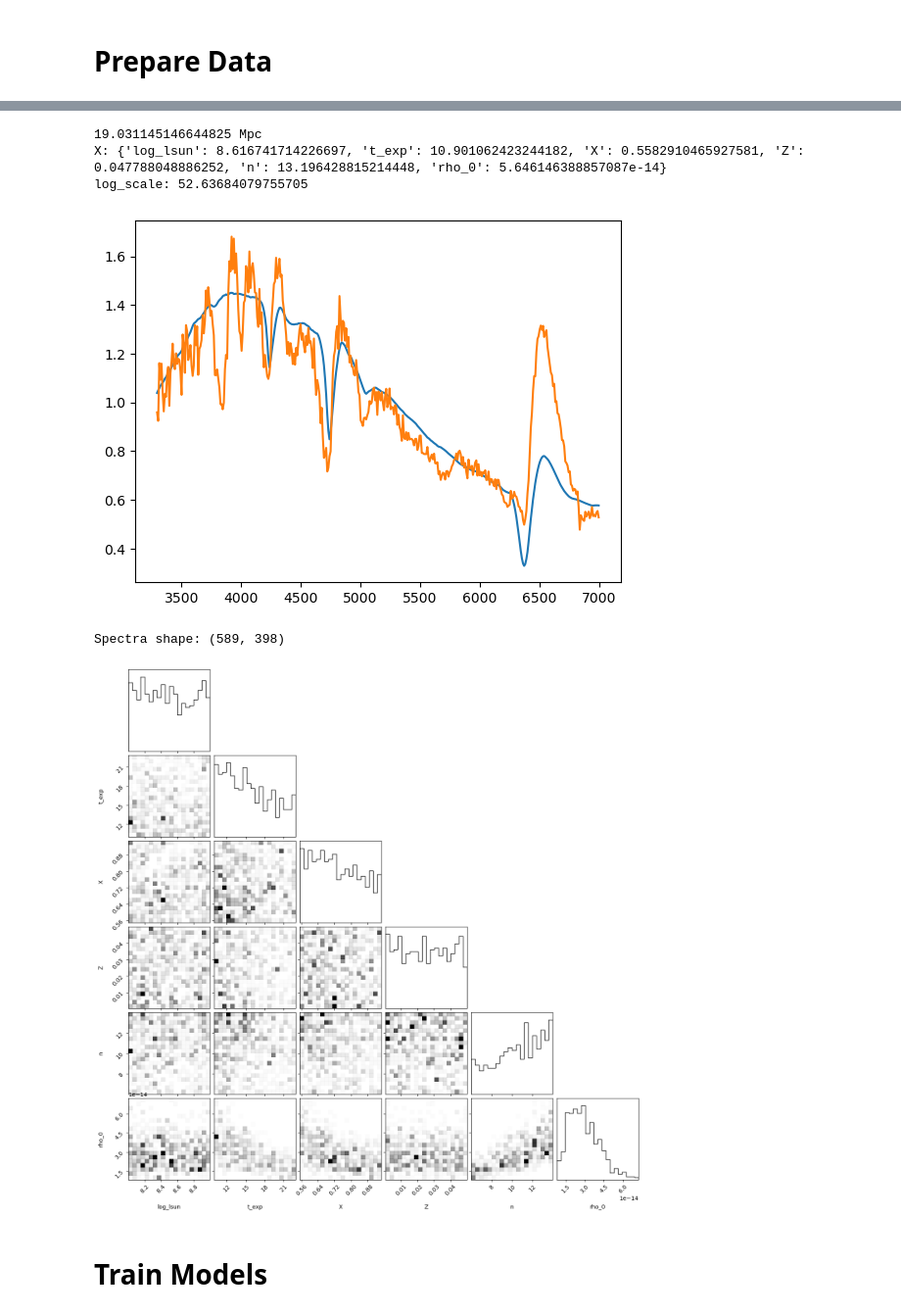
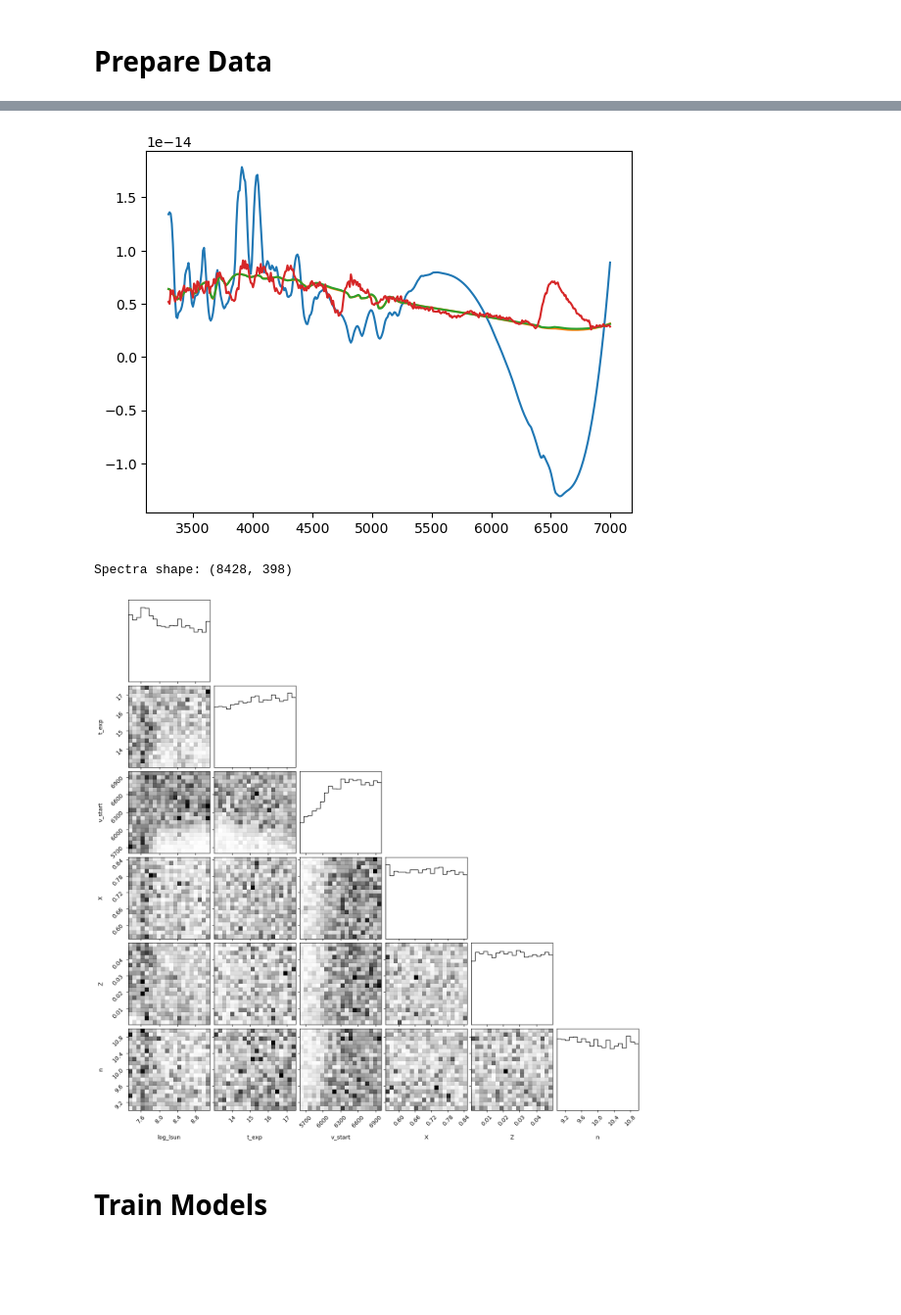
Before and after one commit to MichaelLukaszyk/iip-emulator, a Jupyter notebook: emulator/interpolator/interp.ipynb, the cells around one changed output, grey strips where cells are left out. Shown at 98% size. Saved outputs shown, nothing was run; the diff lists cells and outputs as text; code cells hidden in the pictures; blank space fills up the shorter version.

```diff
--- a/emulator/interpolator/interp.ipynb
+++ b/emulator/interpolator/interp.ipynb
@@ -21,12 +21,14 @@ fit_max_wav = 10000 # 7000
 fit_min_wav = 1000 # 5100
 
 # Get model data
-param_names, X, y, wav_mod = util.read_runs('2020jfo_4-11')
-bad_indices = []
-# bad_indices = [20, 25, 27, 29, 50, 272, 273, 314, 350, 372, 397, 406, 465, 481, 631, 645, 682, 923, 935, 958, 983, 1078, 1129, 1144, 1225, 1268, 1275, 1298, 1300, 1346, 1433, 1606, 1743, 1904, 1953, 1975, 2139, 2156, 2194, 2242, 2457, 2523, 2544, 2615, 2638, 2664, 2708, 2859, 2904, 3046, 3055, 3182, 3317, 3338, 3358, 3405, 3433, 3620, 3773, 3797, 3808, 3851, 3892, 3910, 3918, 4024, 4043, 4052, 4079, 4175, 4199, 4328, 4375, 4409, 4432, 4499, 4500, 4559, 4572, 4758, 4792, 4877, 4883, 4916, 4928, 5111, 5161, 5325, 5364, 5390, 5448, 5459, 5527, 5570, 5683, 5812, 5818, 5819, 5832, 5996, 6197, 6417, 6519, 6684, 6709, 6806, 6844, 6924, 6985, 7062, 7120, 7204, 7263, 7275, 7300, 7353, 7444, 7541, 7567, 7598, 7602, 7703, 7755, 7883, 7921, 8096, 8115, 8439]
+param_names, X, y, wav_mod = util.read_runs('new_atomic_runs')
+bad_indices = [20, 25, 27, 29, 50, 272, 273, 314, 350, 372, 397, 406, 465, 481, 631, 645, 682, 923, 935, 958, 983, 1078, 1129, 1144, 1225, 1268, 1275, 1298, 1300, 1346, 1433, 1606, 1743, 1904, 1953, 1975, 2139, 2156, 2194, 2242, 2457, 2523, 2544, 2615, 2638, 2664, 2708, 2859, 2904, 3046, 3055, 3182, 3317, 3338, 3358, 3405, 3433, 3620, 3773, 3797, 3808, 3851, 3892, 3910, 3918, 4024, 4043, 4052, 4079, 4175, 4199, 4328, 4375, 4409, 4432, 4499, 4500, 4559, 4572, 4758, 4792, 4877, 4883, 4916, 4928, 5111, 5161, 5325, 5364, 5390, 5448, 5459, 5527, 5570, 5683, 5812, 5818, 5819, 5832, 5996, 6197, 6417, 6519, 6684, 6709, 6806, 6844, 6924, 6985, 7062, 7120, 7204, 7263, 7275, 7300, 7353, 7444, 7541, 7567, 7598, 7602, 7703, 7755, 7883, 7921, 8096, 8115, 8439]
+X, y = util.remove_bad_indices(X, y, bad_indices)
 
 # Get observed data
 obs_df = pd.read_csv('calibrated_spectra/2020jfo-2020-05-19.csv')
 wav_obs = obs_df['wavelength']
 y_obs = obs_df['flux']
 y_obs_err = y_obs * 0.01 # obs_df['fluxerr']
+
+print(param_names)
@@ -85,7 +76,7 @@ y_obs = y_obs[mask]
 y_obs_err = y_obs_err[mask]
 
 # Remove any spectra containing negative fluxes
-mask = np.all(y >= 0, axis=1) & ~np.isin(np.arange(len(X)), bad_indices)
+mask = np.all(y >= 0, axis=1)
 X = X[mask]
 y = y[mask]
 
@@ -102,12 +93,11 @@ y_obs = interp1d(wav_obs, y_obs, bounds_error=False)(wav)
 y_obs_err = interp1d(wav_obs, y_obs_err, bounds_error=False)(wav)
 
 # Setup fitting parameters
-max_scale = np.log10(np.max(y) / np.min(y_obs))
-min_scale = np.log10(np.min(y) / np.max(y_obs))
-
-limits = list(zip(np.min(X, axis=0), np.max(X, axis=0)))
-sampler_names = np.append(param_names, ['log_scale'])
-sampler_limits = np.array(limits.copy() + [(min_scale, max_scale)])
+param_limits = list(zip(np.min(X, axis=0), np.max(X, axis=0)))
+param_indices = {value: index for index, value in enumerate(param_names)}
+sampler_names = param_names.copy()
+sampler_limits = param_limits.copy()
+sampler_indices = param_indices.copy()
 ndim = len(sampler_names)
 
 # Setup continuum removal function
@@ -116,7 +106,6 @@ from numpy.polynomial import Polynomial
 def continuum_removal(y_mod):
     c = Polynomial.fit(wav[~line_mask], y_obs[~line_mask]/y_mod[~line_mask], deg=3)
     p = c(wav)
-    p /= np.mean(p)
     return p * y_mod
 
 print(pd.DataFrame({'name': sampler_names, 'limits': list(sampler_limits)}))
@@ -176,48 +164,47 @@ show_active()
 mse = []
 for y_mod in y:
     y_mod_corr = continuum_removal(y_mod)
-    y_mod_norm = y_mod_corr / y_mod_corr.mean()
-    y_obs_norm = y_obs / y_obs.mean()
-    mse.append(np.mean((y_mod_norm - y_obs_norm)**2))
-
-lowest_i = np.argmin(mse)
-X_best = X[lowest_i]
-y_best = continuum_removal(y[lowest_i])
+    # y_mod_norm = y_mod_corr / y_mod_corr.mean()
+    # y_obs_norm = y_obs / y_obs.mean()
+    # mse.append(np.mean((y_mod_norm - y_obs_norm)**2))
+    mse.append(np.mean((y_obs - y_mod_corr)**2/y_obs_err**2))
 
 plt.figure()
-plt.plot(wav, y_best / y_best.mean())
-plt.plot(wav, y_obs / y_obs.mean())
+order = np.argsort(mse)
+for i in range(3):
+    lowest_i = i
+    # lowest_i = np.argmin(mse)
+    X_best = X[lowest_i]
+    y_best = continuum_removal(y[lowest_i])
+
+    plt.plot(wav, y_best)
+plt.plot(wav, y_obs)
 # plt.plot(wav, y_best / np.mean(y_best))
 # plt.plot(wav, y_obs / np.mean(y_obs))
 
-scale = np.mean(y_best) / np.mean(y_obs)
-distance = util.distance(np.mean(y_best) / np.mean(y_obs))
-print(distance)
-print('X:', dict(zip(sampler_names, X_best)))
-print('log_scale:', np.log10(scale))
+# distance = util.distance(np.mean(y_best) / np.mean(y_obs))
+# print(distance)
+# print('X:', dict(zip(sampler_names, X_best)))
 
 show_active()
 # %% [output]
-19.031145146644825 Mpc
-X: {'log_lsun': 8.616741714226697, 't_exp': 10.901062423244182, 'X': 0.5582910465927581, 'Z': 0.047788048886252, 'n': 13.196428815214448, 'rho_0': 5.646146388857087e-14}
-log_scale: 52.63684079755705
-[figure, old version]
+[figure, new version]
 # %%
 # Visualize sampling coverage
 print('Spectra shape:', y.shape)
 fig = corner.corner(
     X,
     labels=param_names,
-    range=limits,
+    range=param_limits,
     bins=20,
     plot_contours=False,
     plot_datapoints=False,
     plot_density=True,
 )
 show_active()
 # %% [output]
-Spectra shape: (589, 398)
+Spectra shape: (8428, 398)
-[figure, old version]
+[figure, new version]
 # %% [markdown]
 # Train Models
 # %%
```
Also changed, not shown: parts of 13 cells of this notebook, 6 other files.
